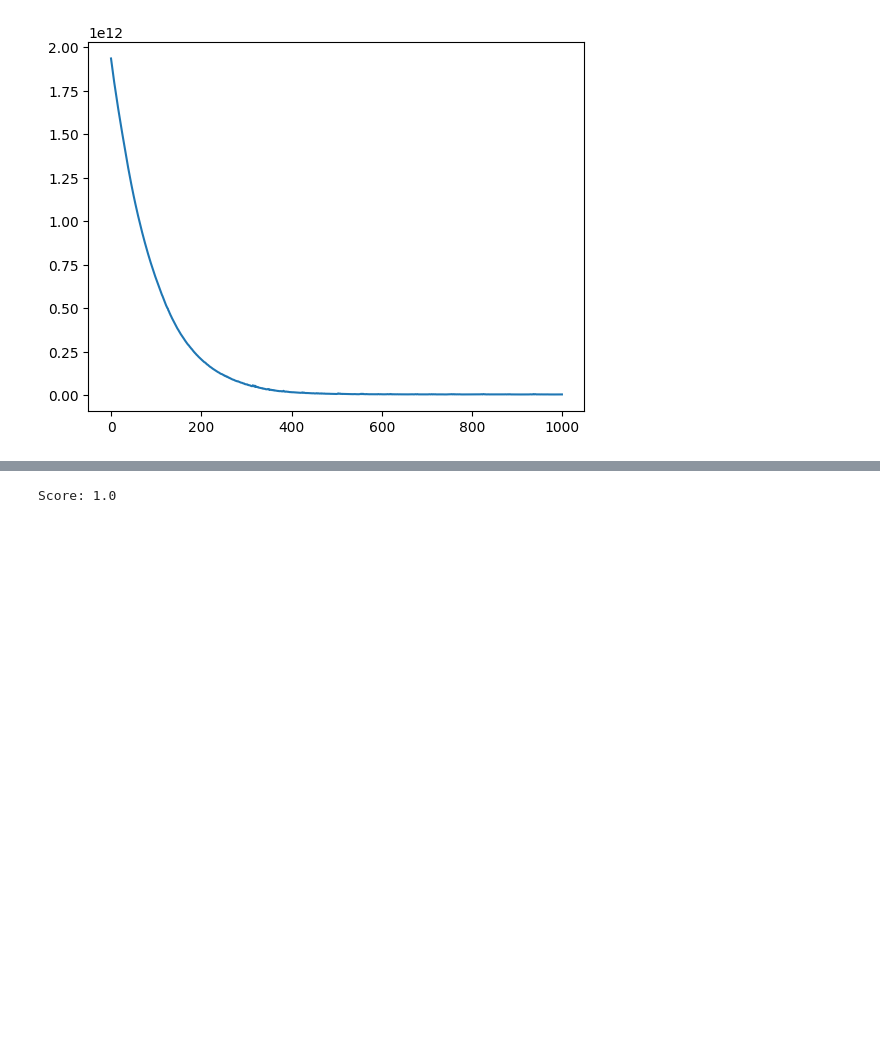
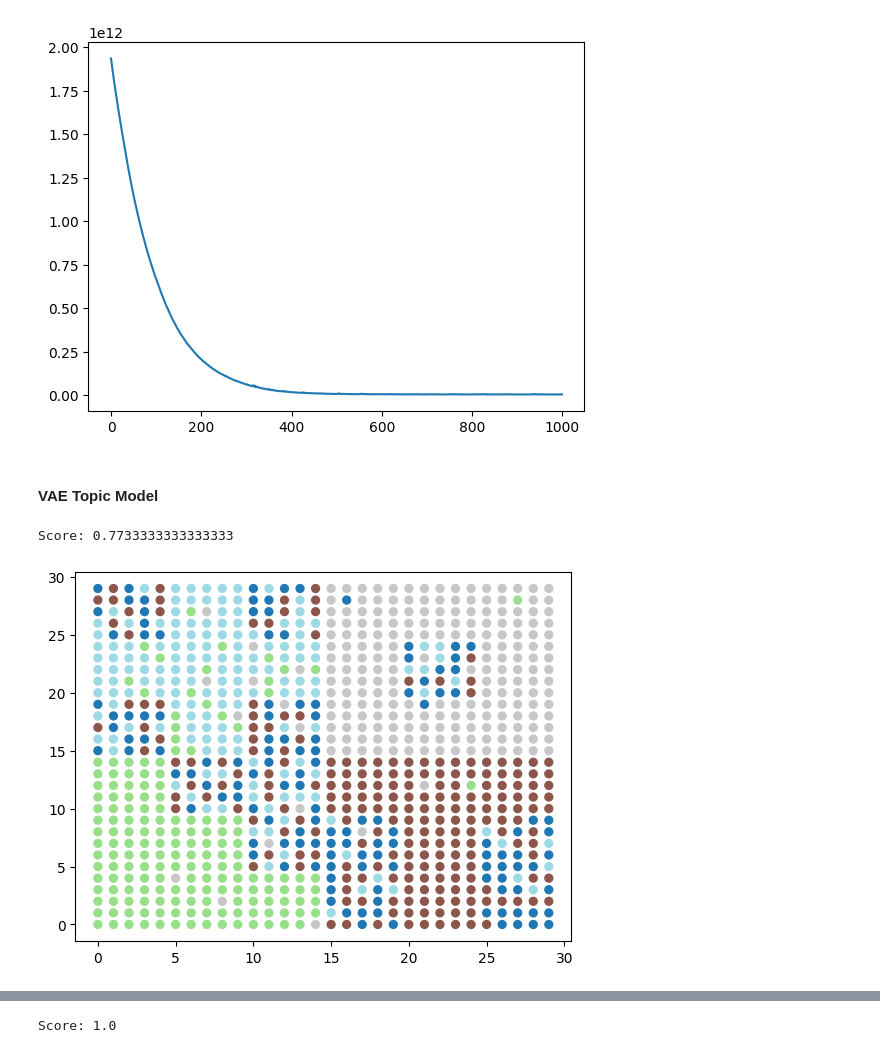
Before and after one commit to craigfouts/NeuralTopicModels, a Jupyter notebook: sandbox.ipynb, the cells around one changed output, grey strips where cells are left out. Drawn from its saved outputs; the diff is of its cells as text; code cells hidden in the pictures; blank space fills up the shorter version.

```diff
--- a/sandbox.ipynb
+++ b/sandbox.ipynb
@@ -150,6 +152,8 @@ util.visualize_dataset(X, Y_labels)
 util.visualize_log(model.loss_log_)
 # %% [output]
 [figure]
+# %% [markdown]
+#### VAE Topic Model
 # %%
 def count(x, vocab_size):
     x_counts = torch.zeros((x.shape[0], vocab_size))
@@ -171,14 +175,14 @@ def build(x, n_words, vocab_size, vocab_steps=10, return_counts=False):
         return data_tensor, count(data_tensor, vocab_size)
     return data_tensor
 
-class NTMEncoder(nn.Module):
+class VAETMEncoder(nn.Module):
     def __init__(self, input_dim, hidden_dim, latent_dim):
         super().__init__()
         encoding_layers = (input_dim, hidden_dim, hidden_dim)
         latent_layers = (hidden_dim, latent_dim)
         self.encoding_net = nn.Sequential(*list(mlp(encoding_layers, final_act='softplus', batch_norm=False, dropout=.2)))
-        self.loc_net = nn.Sequential(*list(mlp(latent_layers, affine=False)))
-        self.scale_net = nn.Sequential(*list(mlp(latent_layers, affine=False)))
+        self.loc_net = nn.Sequential(*list(mlp(latent_layers, affine=True)))
+        self.scale_net = nn.Sequential(*list(mlp(latent_layers, affine=True)))
 
     def forward(self, x):
         y = self.encoding_net(x)
@@ -186,25 +190,25 @@ class NTMEncoder(nn.Module):
         z_scale = (.5*self.scale_net(y)).exp()
         return z_loc, z_scale
 
-class NTMDecoder(nn.Module):
-    def __init__(self, latent_dim, output_dim):
+class VAETMDecoder(nn.Module):
+    def __init__(self, latent_dim, hidden_dim, output_dim):
         super().__init__()
-        layers = (latent_dim, output_dim)
+        layers = (latent_dim, hidden_dim, output_dim)
         self.dropout = nn.Dropout(.2)
-        self.net = nn.Sequential(*list(mlp(layers, bias=False, final_act='softmax', affine=False)))
+        self.net = nn.Sequential(*list(mlp(layers, bias=False, final_act='softmax', affine=True)))
 
     def forward(self, z):
         y = self.dropout(z)
         x = self.net(y)
         return x
 
-class NTM(nn.Module):
+class VAETM(nn.Module):
     def __init__(self, n_topics, n_words, vocab_size, hidden_dim):
         super().__init__()
         self.n_topics = n_topics
         self.n_words = n_words
-        self.encoder = NTMEncoder(vocab_size, hidden_dim, n_topics)
-        self.decoder = NTMDecoder(n_topics, vocab_size)
+        self.encoder = VAETMEncoder(vocab_size, hidden_dim, n_topics)
+        self.decoder = VAETMDecoder(n_topics, hidden_dim, vocab_size)
         self.loss_log_ = []
 
     def _model(self, x):
@@ -233,5 +237,25 @@ class NTM(nn.Module):
         return self
 
     def transform(self, X):
-        dists = X@self.decoder.net[0].weight
+        dists_loc, dists_scale = self.encoder(X)
+        dists = dist.Normal(dists_loc, dists_scale).sample()
         return dists
+# %%
+N_WORDS = 15
+VOCAB_SIZE = 25
+
+_, Y = build(X, N_WORDS, VOCAB_SIZE, return_counts=True)
+# %%
+HIDDEN_DIM = (VOCAB_SIZE + N_TOPICS)//2
+N_STEPS = 1000
+LEARNING_RATE = 1e-1
+
+pyro.clear_param_store()
+
+model = VAETM(N_TOPICS, N_WORDS, VOCAB_SIZE, HIDDEN_DIM).fit(Y, N_STEPS, LEARNING_RATE)
+Y_labels, score = util.evaluate(X_labels, model.transform(Y).argmax(-1))
+print('Score:', score)
+util.visualize_dataset(X, Y_labels)
+# %% [output]
+Score: 0.7733333333333333
+[figure, added]
```
Also changed, not shown: parts of 10 cells of this notebook.
